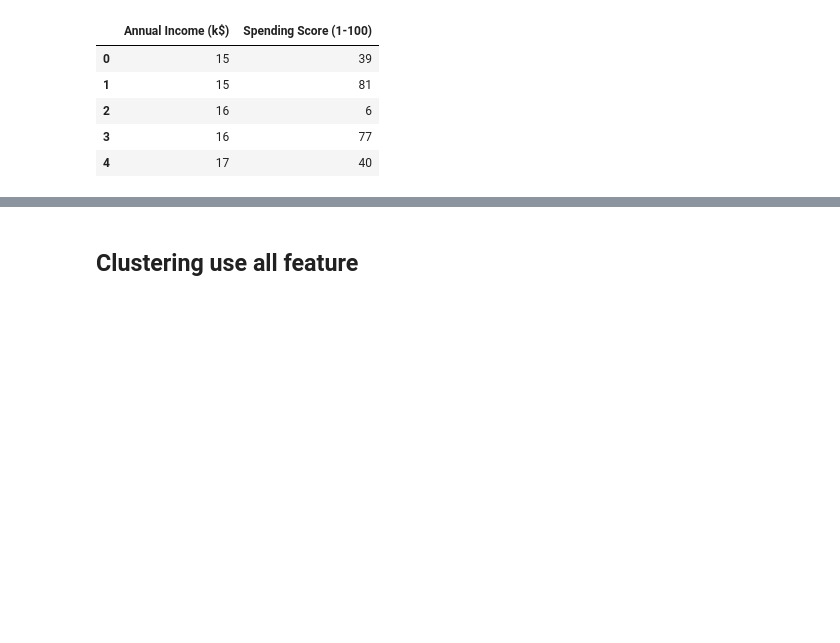
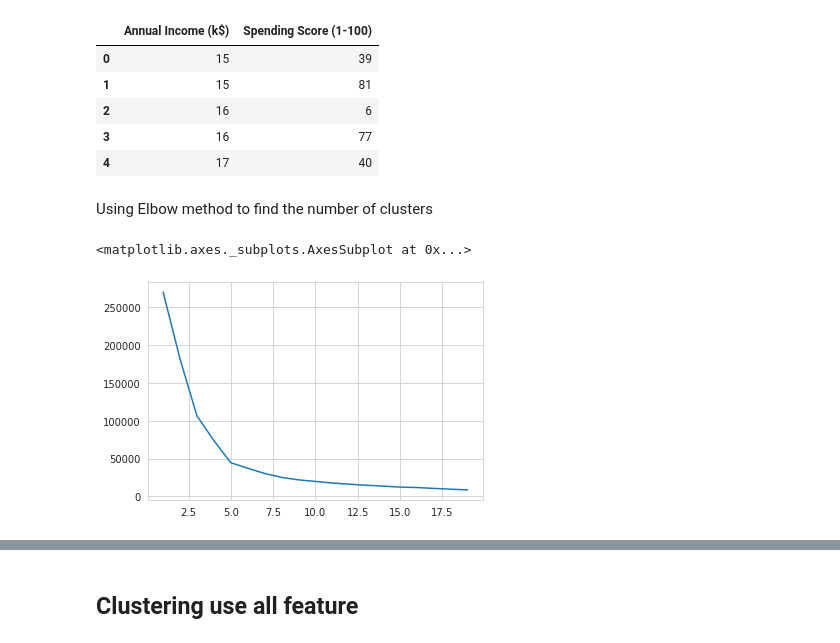
Before and after one commit to truongthuanr/self-learning-project, a Jupyter notebook: 03_MallCustomer.ipynb, the cells around one changed output, grey strips where cells are left out. Cells and saved outputs as stored; diff of their text form; code cells hidden in the pictures; blank space fills up the shorter version.

```diff
--- a/03_MallCustomer.ipynb
+++ b/03_MallCustomer.ipynb
@@ -129,0 +141,7 @@ x.head()
+# %% [markdown]
+Using Elbow method to find the number of clusters
+# %%
+sns.lineplot(x=range(1,20),y=wcss)
+# %% [output]
+<matplotlib.axes._subplots.AxesSubplot at 0x...>
+[figure, added]
```
Also changed, not shown: parts of 15 cells of this notebook.
